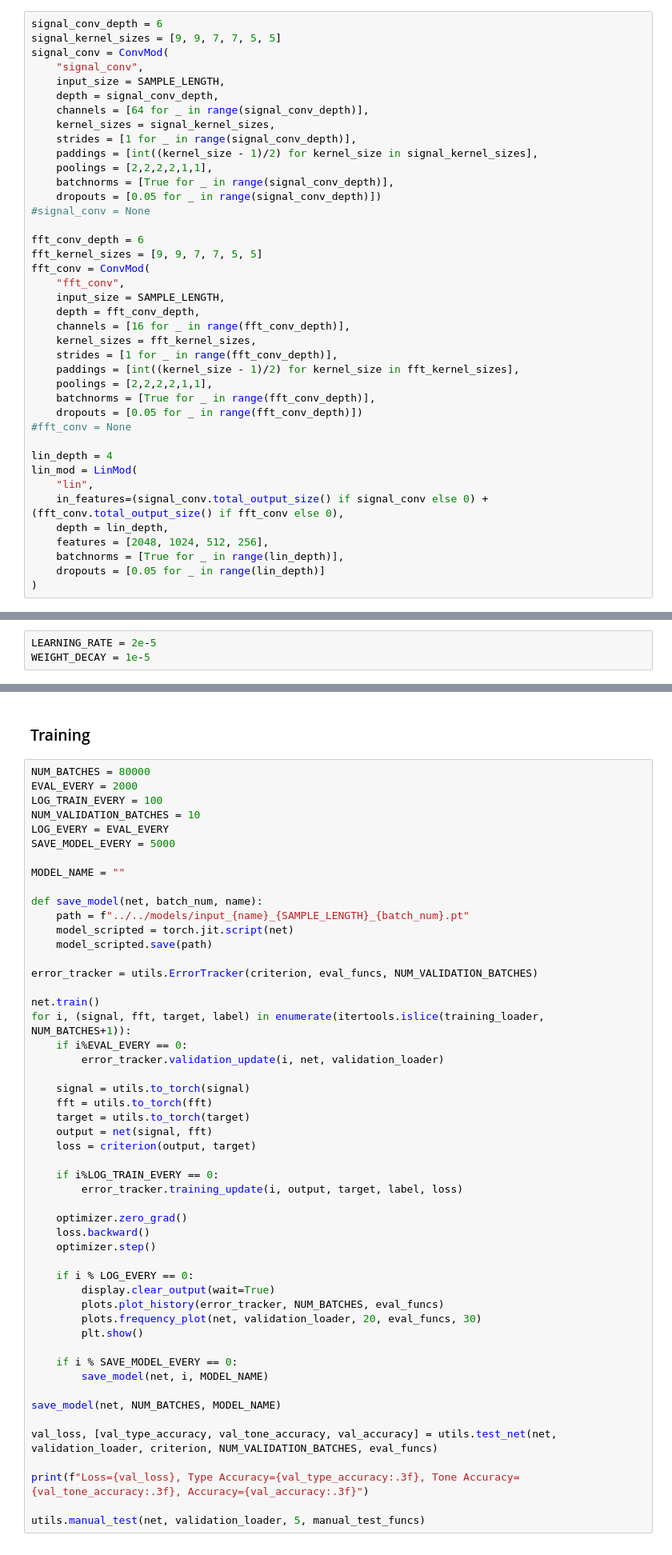
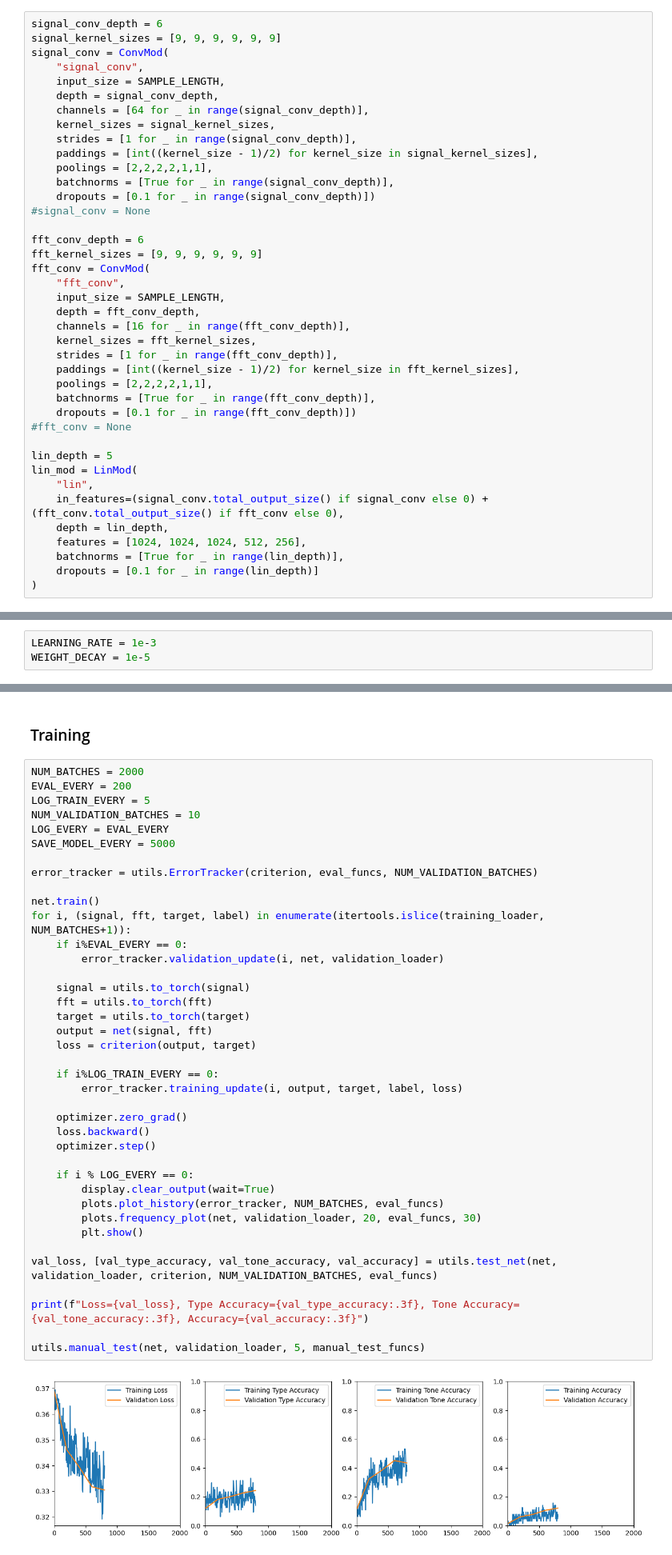
Before and after one commit to albertsgarde/deep-learning-project, a Jupyter notebook: deep-learning/chord_tone_test.ipynb, the cells around one changed output, grey strips where cells are left out. Shown: that part at 80% size. Cells and saved outputs as stored; diff of their text form.

```diff
--- a/deep-learning/chord_tone_test.ipynb
+++ b/deep-learning/chord_tone_test.ipynb
@@ -222,7 +231,7 @@ class Net(nn.Module):
 ### Parameters
 # %%
 signal_conv_depth = 6
-signal_kernel_sizes = [9, 9, 7, 7, 5, 5]
+signal_kernel_sizes = [9, 9, 9, 9, 9, 9]
 signal_conv = ConvMod(
     "signal_conv",
     input_size = SAMPLE_LENGTH,
@@ -233,11 +242,11 @@ signal_conv = ConvMod(
     paddings = [int((kernel_size - 1)/2) for kernel_size in signal_kernel_sizes],
     poolings = [2,2,2,2,1,1],
     batchnorms = [True for _ in range(signal_conv_depth)],
-    dropouts = [0.05 for _ in range(signal_conv_depth)])
+    dropouts = [0.1 for _ in range(signal_conv_depth)])
 #signal_conv = None
 
 fft_conv_depth = 6
-fft_kernel_sizes = [9, 9, 7, 7, 5, 5]
+fft_kernel_sizes = [9, 9, 9, 9, 9, 9]
 fft_conv = ConvMod(
     "fft_conv",
     input_size = SAMPLE_LENGTH,
@@ -248,15 +257,15 @@ fft_conv = ConvMod(
     paddings = [int((kernel_size - 1)/2) for kernel_size in fft_kernel_sizes],
     poolings = [2,2,2,2,1,1],
     batchnorms = [True for _ in range(fft_conv_depth)],
-    dropouts = [0.05 for _ in range(fft_conv_depth)])
+    dropouts = [0.1 for _ in range(fft_conv_depth)])
 #fft_conv = None
 
-lin_depth = 4
+lin_depth = 5
 lin_mod = LinMod(
     "lin",
     in_features=(signal_conv.total_output_size() if signal_conv else 0) + (fft_conv.total_output_size() if fft_conv else 0),
     depth = lin_depth,
-    features = [2048, 1024, 512, 256],
+    features = [1024, 1024, 1024, 512, 256],
     batchnorms = [True for _ in range(lin_depth)],
-    dropouts = [0.05 for _ in range(lin_depth)]
+    dropouts = [0.1 for _ in range(lin_depth)]
 )
@@ -314,7 +342,7 @@ manual_test_funcs = {
 # %% [markdown]
 ### Setup
 # %%
-LEARNING_RATE = 2e-5
+LEARNING_RATE = 1e-3
 WEIGHT_DECAY = 1e-5
 # %%
 criterion = chord_criterion.ChordToneLoss(aus.num_chord_types())
@@ -324,53 +352,43 @@ optimizer = optim.AdamW(net.parameters(), lr=LEARNING_RATE, weight_decay=WEIGHT_
 # %% [markdown]
 ### Training
 # %%
-NUM_BATCHES = 80000
-EVAL_EVERY = 2000
-LOG_TRAIN_EVERY = 100
+NUM_BATCHES = 2000
+EVAL_EVERY = 200
+LOG_TRAIN_EVERY = 5
 NUM_VALIDATION_BATCHES = 10
 LOG_EVERY = EVAL_EVERY
 SAVE_MODEL_EVERY = 5000
-
-MODEL_NAME = ""
-
-def save_model(net, batch_num, name):
-    path = f"../../models/input_{name}_{SAMPLE_LENGTH}_{batch_num}.pt"
-    model_scripted = torch.jit.script(net)
-    model_scripted.save(path)
 
 error_tracker = utils.ErrorTracker(criterion, eval_funcs, NUM_VALIDATION_BATCHES)
 
 net.train()
 for i, (signal, fft, target, label) in enumerate(itertools.islice(training_loader, NUM_BATCHES+1)):
     if i%EVAL_EVERY == 0:
         error_tracker.validation_update(i, net, validation_loader)
 
     signal = utils.to_torch(signal)
     fft = utils.to_torch(fft)
     target = utils.to_torch(target)
     output = net(signal, fft)
     loss = criterion(output, target)
 
     if i%LOG_TRAIN_EVERY == 0:
         error_tracker.training_update(i, output, target, label, loss)
 
     optimizer.zero_grad()
     loss.backward()
     optimizer.step()
 
     if i % LOG_EVERY == 0:
         display.clear_output(wait=True)
         plots.plot_history(error_tracker, NUM_BATCHES, eval_funcs)
         plots.frequency_plot(net, validation_loader, 20, eval_funcs, 30)
         plt.show()
 
-    if i % SAVE_MODEL_EVERY == 0:
-        save_model(net, i, MODEL_NAME)
-
-save_model(net, NUM_BATCHES, MODEL_NAME)
-
 val_loss, [val_type_accuracy, val_tone_accuracy, val_accuracy] = utils.test_net(net, validation_loader, criterion, NUM_VALIDATION_BATCHES, eval_funcs)
 
 print(f"Loss={val_loss}, Type Accuracy={val_type_accuracy:.3f}, Tone Accuracy={val_tone_accuracy:.3f}, Accuracy={val_accuracy:.3f}")
 
 utils.manual_test(net, validation_loader, 5, manual_test_funcs)
+# %% [output]
+[figure, added]
```
Also changed, not shown: parts of 5 cells of this notebook, 17 other files.
